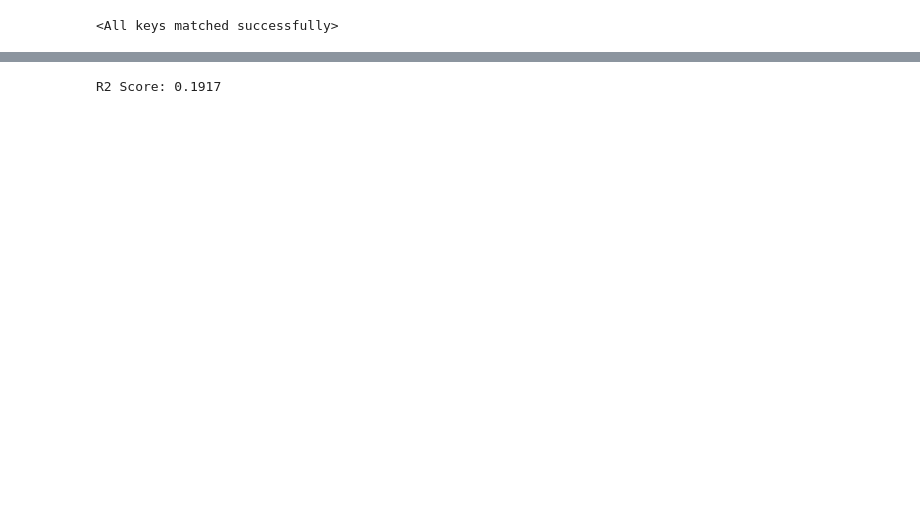
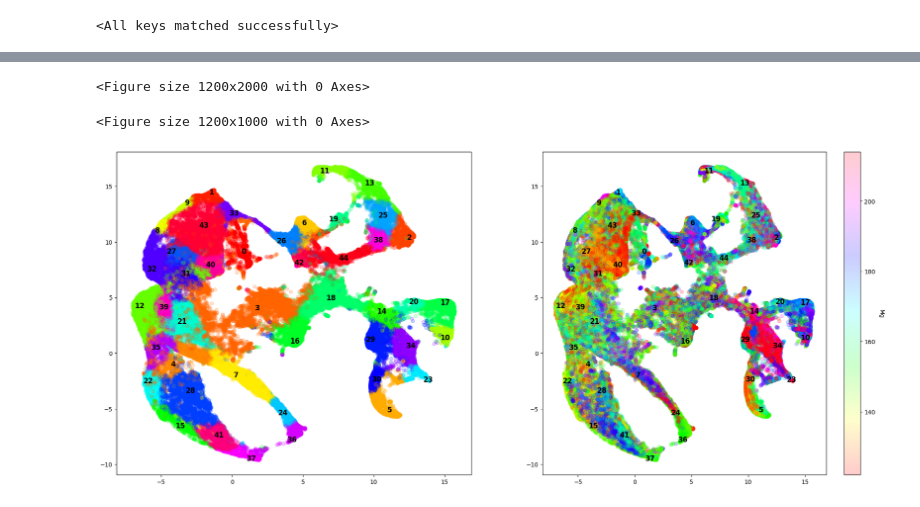
Before and after one commit to joao-alcindo/hsi-msn, a Jupyter notebook: plot_groups.ipynb, the cells around one changed output, grey strips where cells are left out. Drawn from its saved outputs; the diff is of its cells as text; code cells hidden in the pictures; blank space fills up the shorter version.

```diff
--- a/plot_groups.ipynb
+++ b/plot_groups.ipynb
@@ -343,7 +320,0 @@ KeyboardInterrupt:
-# %%
-# R2 score
-from sklearn.metrics import r2_score
-r2 = r2_score(y_test.numpy(), y_pred.numpy())
-print(f'R2 Score: {r2:.4f}')
-# %% [output]
-R2 Score: 0.1917
@@ -349,0 +382,50 @@ R2 Score: 0.1917
+# %%
+
+elemento = 'Mg'
+
+
+# # Plotar os resultados do t-SNE
+values = train_gt[elemento]
+
+# clip cluster labels percentile
+lower_bound = np.percentile(values, 5)
+upper_bound = np.percentile(values, 95)
+values = np.clip(values, lower_bound, upper_bound)
+
+
+
+
+plt.figure(figsize=(12, 20))
+
+# 2 plots
+
+# subplot 2 columns 1 row
+plt.figure(figsize=(12, 10))
+
+
+fig, axes = plt.subplots(1, 2, figsize=(24, 10))
+
+axes[0].scatter(umap_E[:, 0], umap_E[:, 1], c=cluster_labels, cmap='hsv', label='Latent Points', alpha=0.2)
+
+axes[1].scatter(umap_E[:, 0], umap_E[:, 1], c=values, cmap='hsv', label='Latent Points', alpha=0.2)
+
+
+
+
+
+
+# Adiciona os protótipos ao gráfico
+for i, (x, y) in enumerate(umap_prot):
+    axes[0].text(x, y, i, color='black', fontsize=12, ha='center', va='center', weight='bold')
+    axes[1].text(x, y, i, color='black', fontsize=12, ha='center', va='center', weight='bold')
+
+# add cbar to axes[1]
+cbar = plt.colorbar(scatter, ax=axes[1])
+cbar.set_label(elemento, rotation=270, labelpad=15) # Adicion
+
+# Salva a figura em um arquivo
+plt.savefig('umap_plot.png')
+# %% [output]
+<Figure size 1200x2000 with 0 Axes>
+<Figure size 1200x1000 with 0 Axes>
+[figure, added]
```
Also changed, not shown: parts of 21 cells of this notebook, 16 other files.
